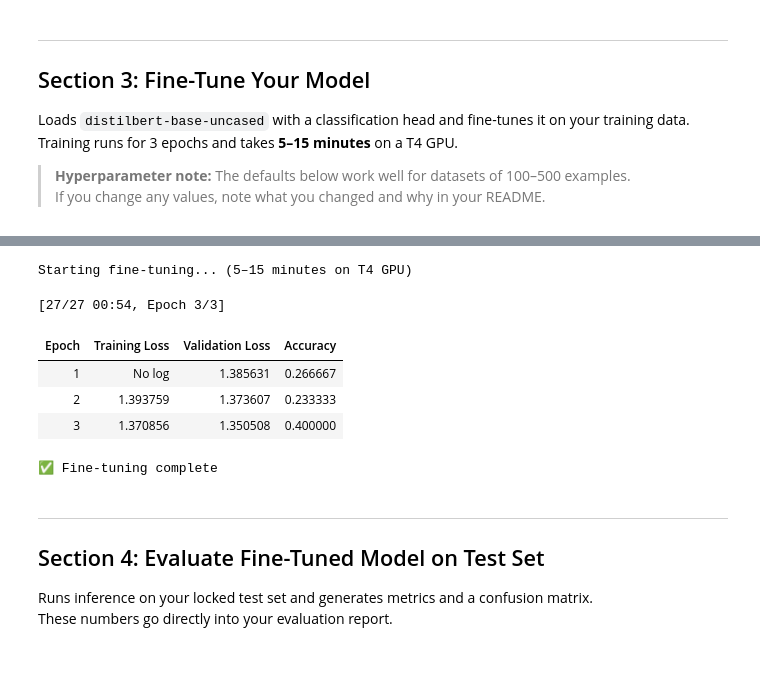
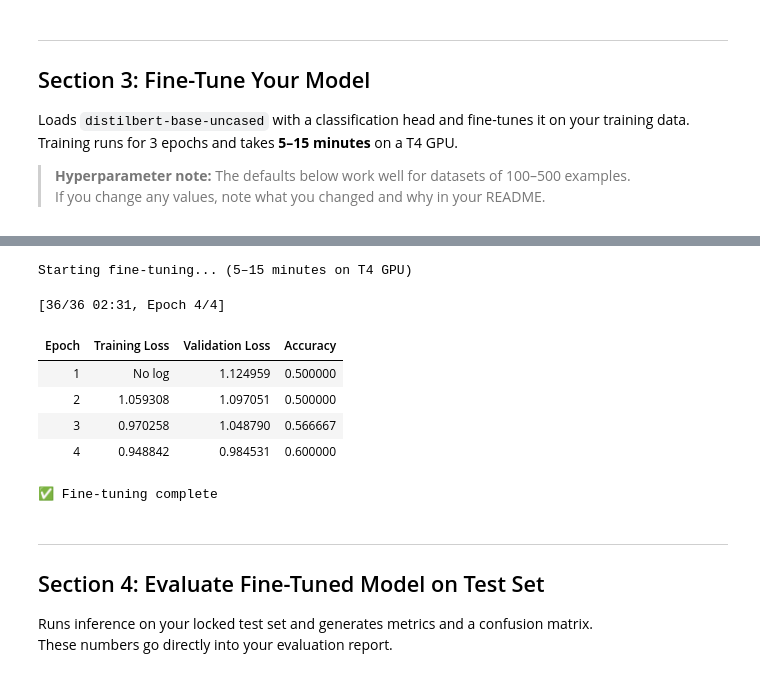
Before and after one commit to JasonMai11/ai201-project3-takemeter, a Jupyter notebook: ai201_project3_takemeter_starter_clean.ipynb, the cells around one changed output, grey strips where cells are left out. Cells and saved outputs as stored; diff of their text form; code cells hidden in the pictures.

```diff
--- a/ai201_project3_takemeter_starter_clean.ipynb
+++ b/ai201_project3_takemeter_starter_clean.ipynb
@@ -275,40 +277,41 @@ def compute_metrics(eval_pred):
 # ─────────────────────────────────────────────────────────────────────────
 training_args = TrainingArguments(
     output_dir="./takemeter-model",
-    num_train_epochs=3,
+    num_train_epochs=4,
     per_device_train_batch_size=16,
     per_device_eval_batch_size=32,
     learning_rate=2e-5,
     weight_decay=0.01,
     warmup_steps=50,
     eval_strategy="epoch",
     save_strategy="epoch",
     save_total_limit=1,
     load_best_model_at_end=True,
     metric_for_best_model="accuracy",
     logging_steps=10,
     report_to="none",
 )
 
 trainer = Trainer(
     model=model,
     args=training_args,
     train_dataset=train_dataset,
     eval_dataset=val_dataset,
     data_collator=data_collator,
     compute_metrics=compute_metrics,
 )
 
 print("Starting fine-tuning... (5–15 minutes on T4 GPU)")
 trainer.train()
 print("\n✅ Fine-tuning complete")
 # %% [output]
 Starting fine-tuning... (5–15 minutes on T4 GPU)
-[27/27 00:54, Epoch 3/3]
+[36/36 02:31, Epoch 4/4]
 | Epoch | Training Loss | Validation Loss | Accuracy |
-| 1 | No log | 1.385631 | 0.266667 |
-| 2 | 1.393759 | 1.373607 | 0.233333 |
-| 3 | 1.370856 | 1.350508 | 0.400000 |
+| 1 | No log | 1.124959 | 0.500000 |
+| 2 | 1.059308 | 1.097051 | 0.500000 |
+| 3 | 0.970258 | 1.048790 | 0.566667 |
+| 4 | 0.948842 | 0.984531 | 0.600000 |
 ✅ Fine-tuning complete
 # %% [markdown]
 ---
```
Also changed, not shown: parts of 7 cells of this notebook.
